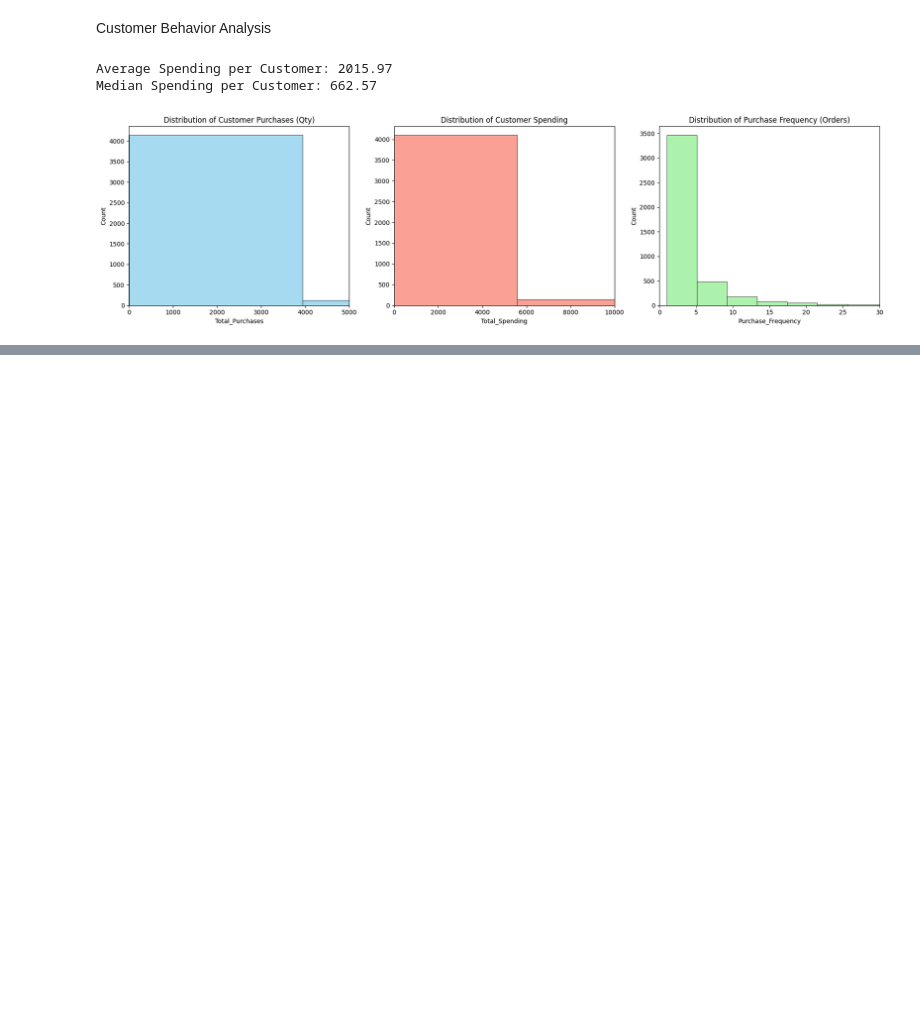
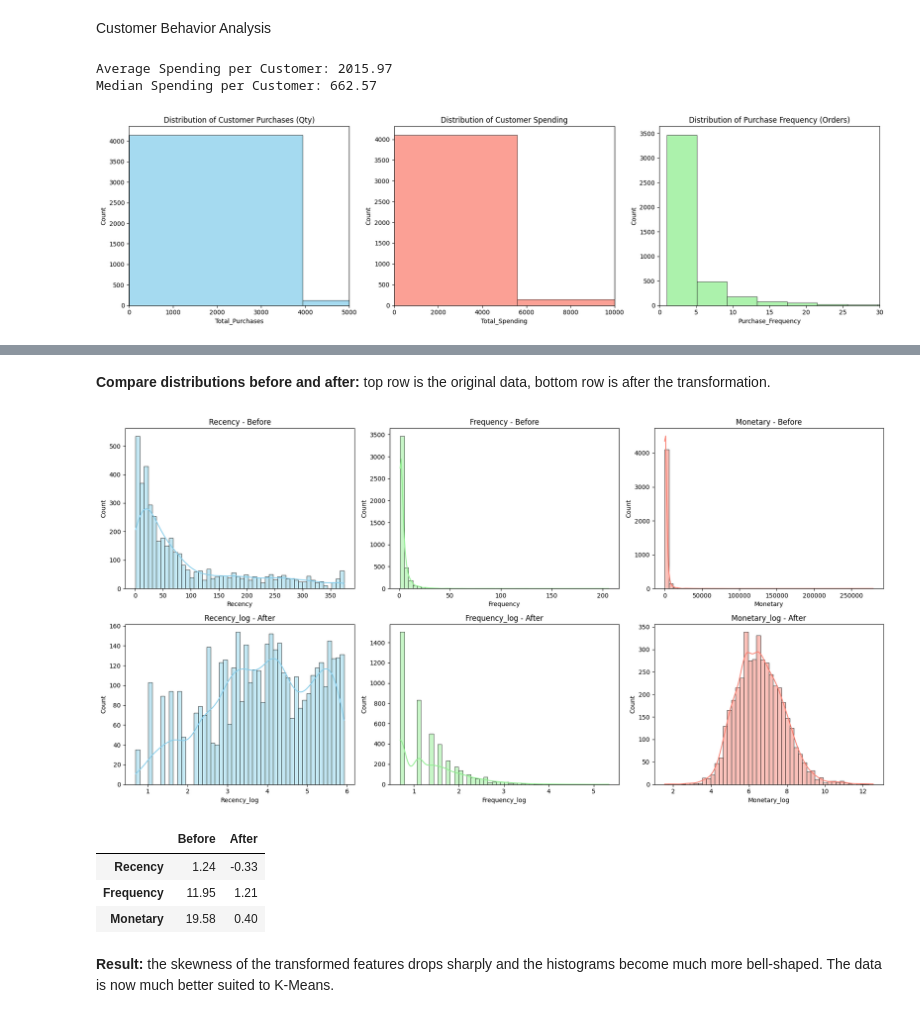
Before and after one commit to Shahd-Ahmed-Eltabii/machine-learning-customer-segmentation, a Jupyter notebook: ML_Customer_Segmentation.ipynb, the cells around one changed output, grey strips where cells are left out. Saved outputs shown, nothing was run; the diff lists cells and outputs as text; code cells hidden in the pictures; blank space fills up the shorter version.

```diff
--- a/ML_Customer_Segmentation.ipynb
+++ b/ML_Customer_Segmentation.ipynb
@@ -544,0 +766,10 @@ Median Spending per Customer: 662.57
+# %%
+is_outlier = pd.Series(False, index=rfm.index)
+for col in rfm_cols:
+    low, high = iqr_bounds(rfm[col])
+    is_outlier |= (rfm[col] < low) | (rfm[col] > high)
+
+revenue_share = rfm.loc[is_outlier, "Monetary"].sum() / rfm["Monetary"].sum()
+
+print(f"Customers flagged in at least one feature: {is_outlier.sum():,} ({is_outlier.mean():.1%})")
+print(f"Their share of total revenue             : {revenue_share:.1%}")
@@ -544,0 +792,11 @@ Median Spending per Customer: 662.57
+# %%
+skew_threshold = 1
+skewed_cols = [col for col in rfm_cols if abs(rfm[col].skew()) > skew_threshold]
+print("Features to transform:", skewed_cols)
+
+rfm_log = rfm.copy()
+for col in skewed_cols:
+    rfm_log[col] = np.log1p(rfm_log[col])
+
+rfm_log = rfm_log.rename(columns={col: f"{col}_log" for col in skewed_cols})
+display(rfm_log.head())
@@ -544,0 +812,28 @@ Median Spending per Customer: 662.57
+# %% [markdown]
+**Compare distributions before and after:** top row is the original data, bottom row is after the transformation.
+# %%
+fig, axes = plt.subplots(2, 3, figsize=(18, 9))
+
+for i, (col, color) in enumerate(zip(rfm_cols, colors)):
+    sns.histplot(rfm[col], bins=50, kde=True, ax=axes[0, i], color=color)
+    axes[0, i].set_title(f"{col} - Before")
+
+    new_col = rfm_log.columns[i]
+    sns.histplot(rfm_log[new_col], bins=50, kde=True, ax=axes[1, i], color=color)
+    axes[1, i].set_title(f"{new_col} - After")
+
+plt.tight_layout()
+plt.show()
+
+skew_compare = pd.DataFrame({"Before": rfm.skew().values,
+                             "After": rfm_log.skew().values},
+                            index=rfm_cols).round(2)
+display(skew_compare)
+# %% [output]
+[figure, added]
+|  | Before | After |
+| Recency | 1.24 | -0.33 |
+| Frequency | 11.95 | 1.21 |
+| Monetary | 19.58 | 0.40 |
+# %% [markdown]
+**Result:** the skewness of the transformed features drops sharply and the histograms become much more bell-shaped. The data is now much better suited to K-Means.
```
Also changed, not shown: parts of 37 cells of this notebook.
